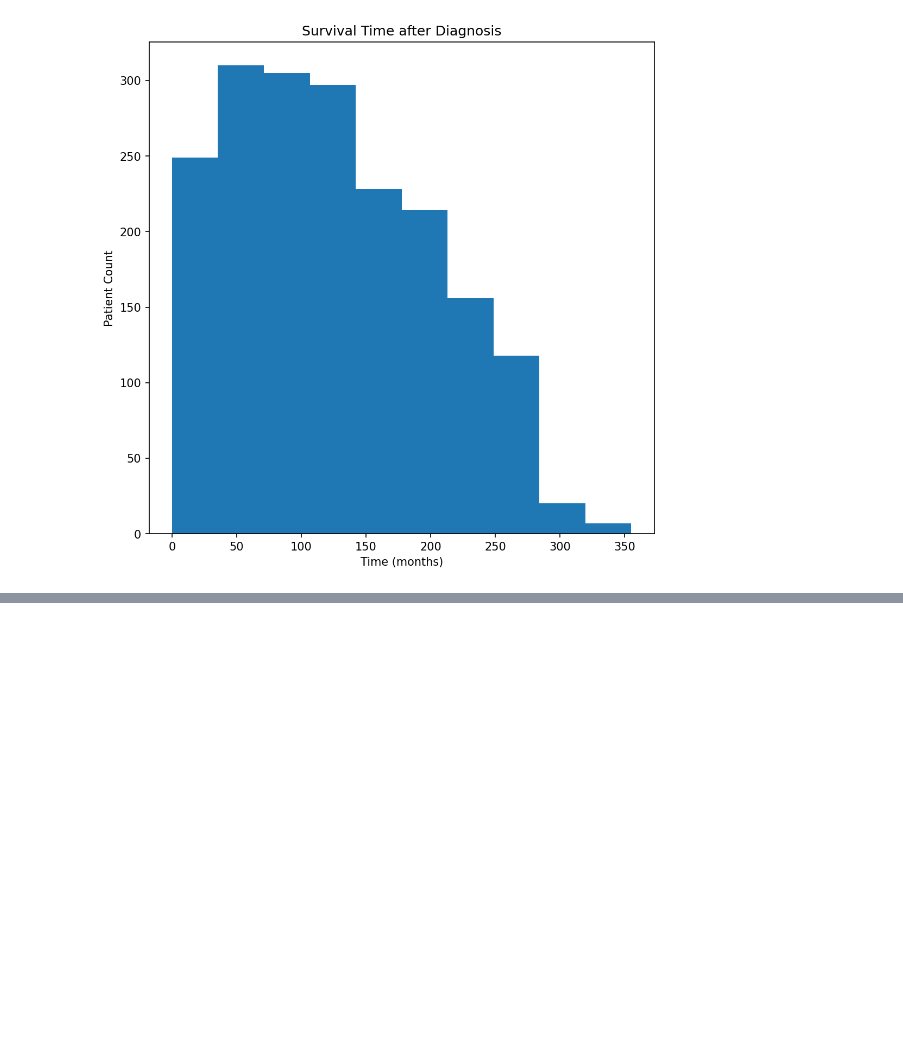
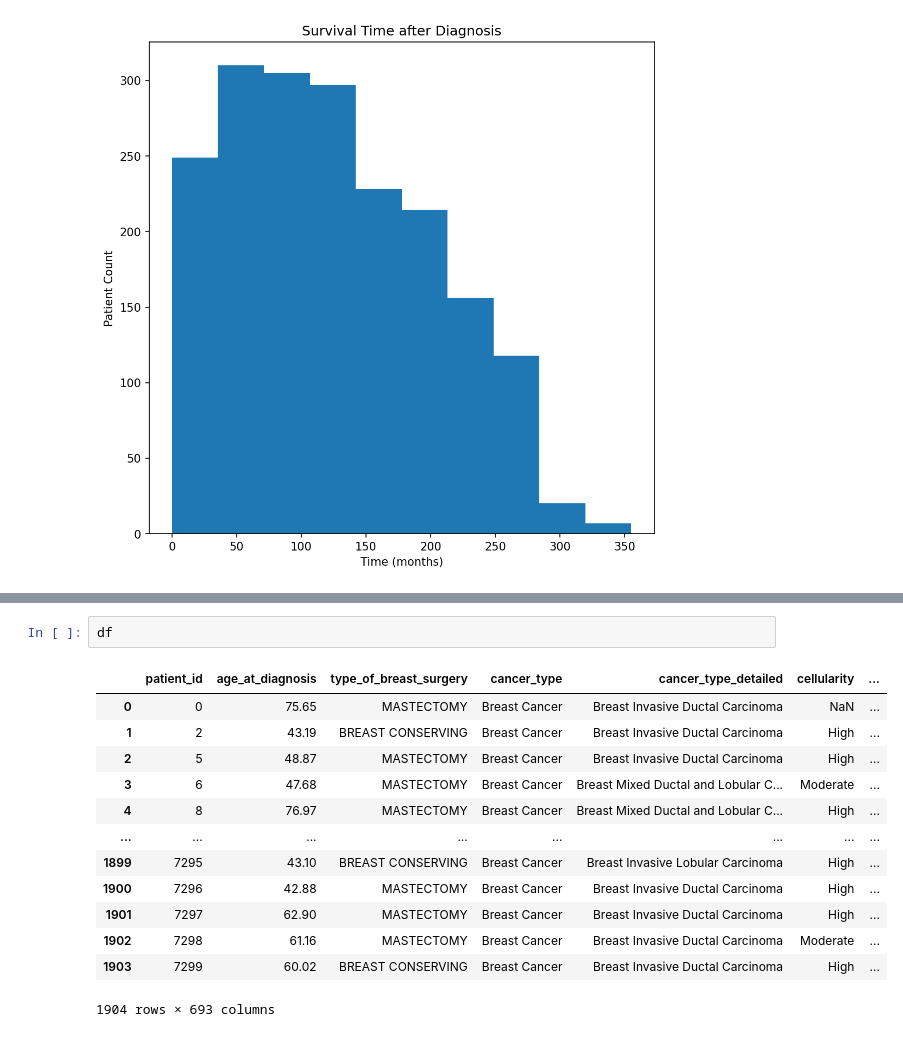
Before and after one commit to Cpizzle1/capstone2, a Jupyter notebook: notebooks/Untitled.ipynb, the cells around one changed output, grey strips where cells are left out. Cells and saved outputs as stored; diff of their text form; blank space fills up the shorter version.

```diff
--- a/notebooks/Untitled.ipynb
+++ b/notebooks/Untitled.ipynb
@@ -207,0 +222,16 @@ plt.savefig("full_survival_time.png", dpi=200)
+# %%
+df
+# %% [output]
+|  | patient_id | age_at_diagnosis | type_of_breast_surgery | cancer_type | cancer_type_detailed | cellularity | ... |
+| 0 | 0 | 75.65 | MASTECTOMY | Breast Cancer | Breast Invasive Ductal Carcinoma | NaN | ... |
+| 1 | 2 | 43.19 | BREAST CONSERVING | Breast Cancer | Breast Invasive Ductal Carcinoma | High | ... |
+| 2 | 5 | 48.87 | MASTECTOMY | Breast Cancer | Breast Invasive Ductal Carcinoma | High | ... |
+| 3 | 6 | 47.68 | MASTECTOMY | Breast Cancer | Breast Mixed Ductal and Lobular C... | Moderate | ... |
+| 4 | 8 | 76.97 | MASTECTOMY | Breast Cancer | Breast Mixed Ductal and Lobular C... | High | ... |
+| ... | ... | ... | ... | ... | ... | ... | ... |
+| 1899 | 7295 | 43.10 | BREAST CONSERVING | Breast Cancer | Breast Invasive Lobular Carcinoma | High | ... |
+| 1900 | 7296 | 42.88 | MASTECTOMY | Breast Cancer | Breast Invasive Ductal Carcinoma | High | ... |
+| 1901 | 7297 | 62.90 | MASTECTOMY | Breast Cancer | Breast Invasive Ductal Carcinoma | High | ... |
+| 1902 | 7298 | 61.16 | MASTECTOMY | Breast Cancer | Breast Invasive Ductal Carcinoma | Moderate | ... |
+| 1903 | 7299 | 60.02 | BREAST CONSERVING | Breast Cancer | Breast Invasive Ductal Carcinoma | High | ... |
+1904 rows × 693 columns
```
Also changed, not shown: parts of 4 cells of this notebook, 5 other files.
